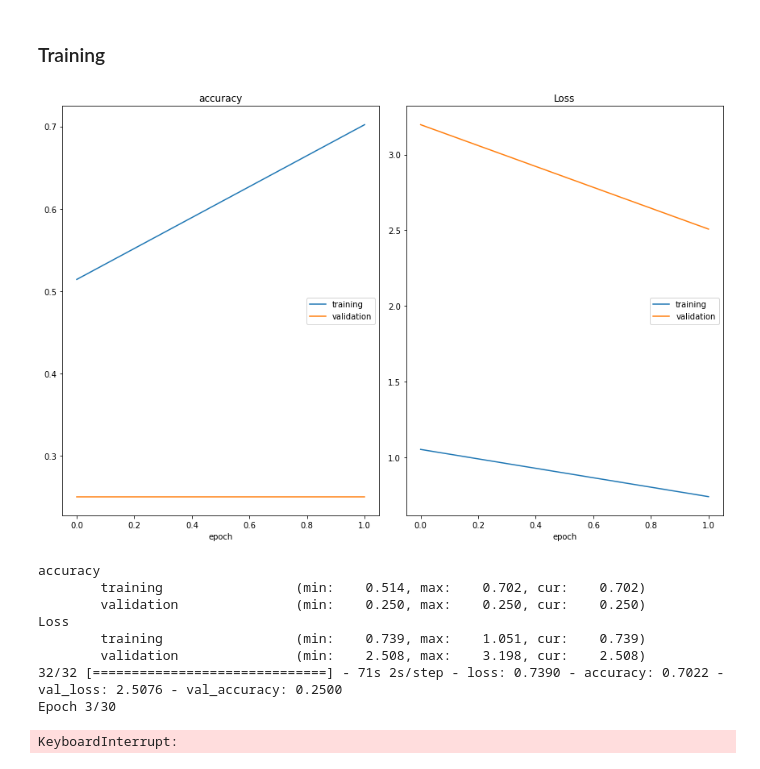
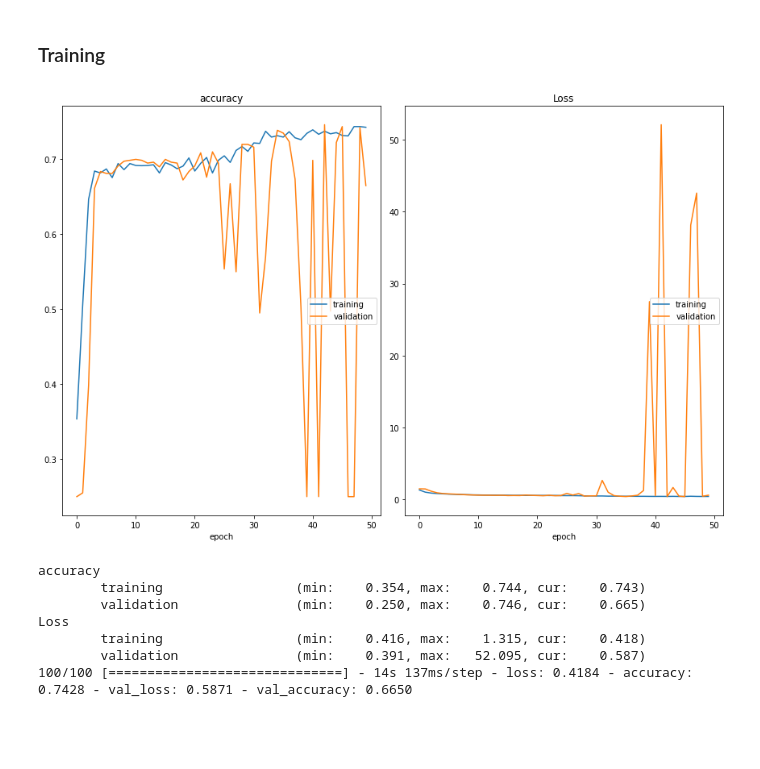
Before and after one commit to fnorambuenaver/LSSDS-Betelgeuse, a Jupyter notebook: 1_main.ipynb, the cells around one changed output. Drawn from its saved outputs; the diff is of its cells as text; code cells hidden in the pictures; blank space fills up the shorter version.

```diff
--- a/1_main.ipynb
+++ b/1_main.ipynb
@@ -265,7 +265,9 @@ from functools import partial
 import tensorflow as tf
 from tensorflow.keras import layers, Model
 
-DefaultConv2D = partial(layers.Conv2D, kernel_size=3, padding="same",
+n_filters = 10
+
+DefaultConv2D = partial(layers.Conv2D, kernel_size=4, padding="same",
     activation="relu", kernel_initializer="he_normal")
 
 class SEBlock(layers.Layer):
@@ -337,16 +339,16 @@ def build_resnet(input_shape, num_classes, num_units_per_block):
     x = input_tensor
 
     # Initial Conv2D layer
-    x = DefaultConv2D(filters=32, strides=2)(x)
+    x = DefaultConv2D(filters=n_filters, strides=2)(x)
     x = layers.BatchNormalization()(x)
-    x = layers.MaxPooling2D(pool_size=3, strides=2, padding="same")(x)
+    x = layers.MaxPooling2D(pool_size=2, strides=2, padding="same")(x)
     x = layers.Dropout(0.25)(x)
 
     # Residual blocks
     for num_units in num_units_per_block:
-        x = ResidualUnit(filters=32, strides=1)(x)
+        x = ResidualUnit(filters=n_filters, strides=1)(x)
         for _ in range(num_units - 1):
-            x = ResidualUnit(filters=5)(32)
+            x = ResidualUnit(filters=n_filters)(x)
 
     # Global Average Pooling and final dense layer
     x = layers.GlobalAveragePooling2D()(x)
@@ -358,7 +360,7 @@ def build_resnet(input_shape, num_classes, num_units_per_block):
 # Building the model
 input_shape = (64, 128, 1)
 num_classes = 4
-num_units_per_block = [2, 1]  # Number of residual units in each block
+num_units_per_block = [1, 1]  # Number of residual units in each block
 model = build_resnet(input_shape, num_classes, num_units_per_block)
 model.summary()
 # %% [output]
@@ -383,32 +385,30 @@ model.compile(optimizer='sgd', loss='categorical_crossentropy', metrics=['accura
 from tensorflow.keras.callbacks import EarlyStopping, ModelCheckpoint
 # %%
 # Define the number of epochs and batch size
-epochs = 30
-batch_size = 100
+epochs = 50
+batch_size = 32
 
 # Define callbacks
 early_stopping = EarlyStopping(monitor='val_loss', patience=7, restore_best_weights=True)
 model_checkpoint = ModelCheckpoint('best_model.h5', monitor='val_accuracy', save_best_only=True)
 
 callbacks = [PlotLossesKeras(), early_stopping, model_checkpoint]
 
 # Fit the model
 history = model.fit(x_train, y_train, epochs=epochs, batch_size=batch_size,
                     validation_data=(x_val, y_val),
                     #steps_per_epoch=steps_per_epoch,
                     #validation_steps=validation_steps,
                     callbacks=callbacks)
 # %% [output]
-[figure, old version]
+[figure, new version]
 accuracy
-        training                 (min:    0.514, max:    0.702, cur:    0.702)
-        validation               (min:    0.250, max:    0.250, cur:    0.250)
+        training                 (min:    0.354, max:    0.744, cur:    0.743)
+        validation               (min:    0.250, max:    0.746, cur:    0.665)
 Loss
-        training                 (min:    0.739, max:    1.051, cur:    0.739)
-        validation               (min:    2.508, max:    3.198, cur:    2.508)
-32/32 [==============================] - 71s 2s/step - loss: 0.7390 - accuracy: 0.7022 - val_loss: 2.5076 - val_accuracy: 0.2500
-Epoch 3/30
+        training                 (min:    0.416, max:    1.315, cur:    0.418)
+        validation               (min:    0.391, max:   52.095, cur:    0.587)
+100/100 [==============================] - 14s 137ms/step - loss: 0.4184 - accuracy: 0.7428 - val_loss: 0.5871 - val_accuracy: 0.6650
-KeyboardInterrupt:
 # %%
 from sklearn.metrics import confusion_matrix
 from sklearn import metrics
```
Also changed, not shown: parts of 4 cells of this notebook, 6 other files.
